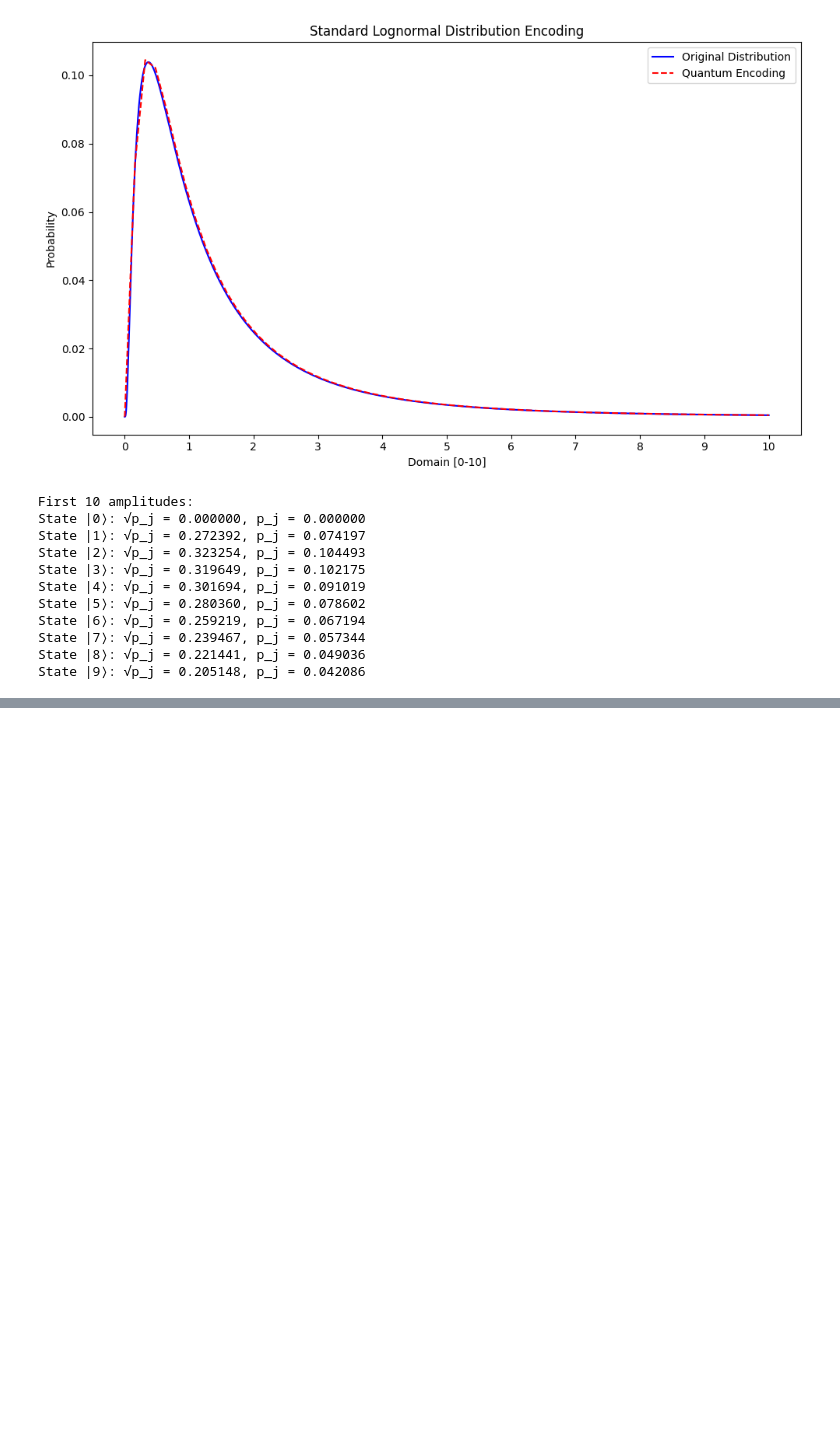
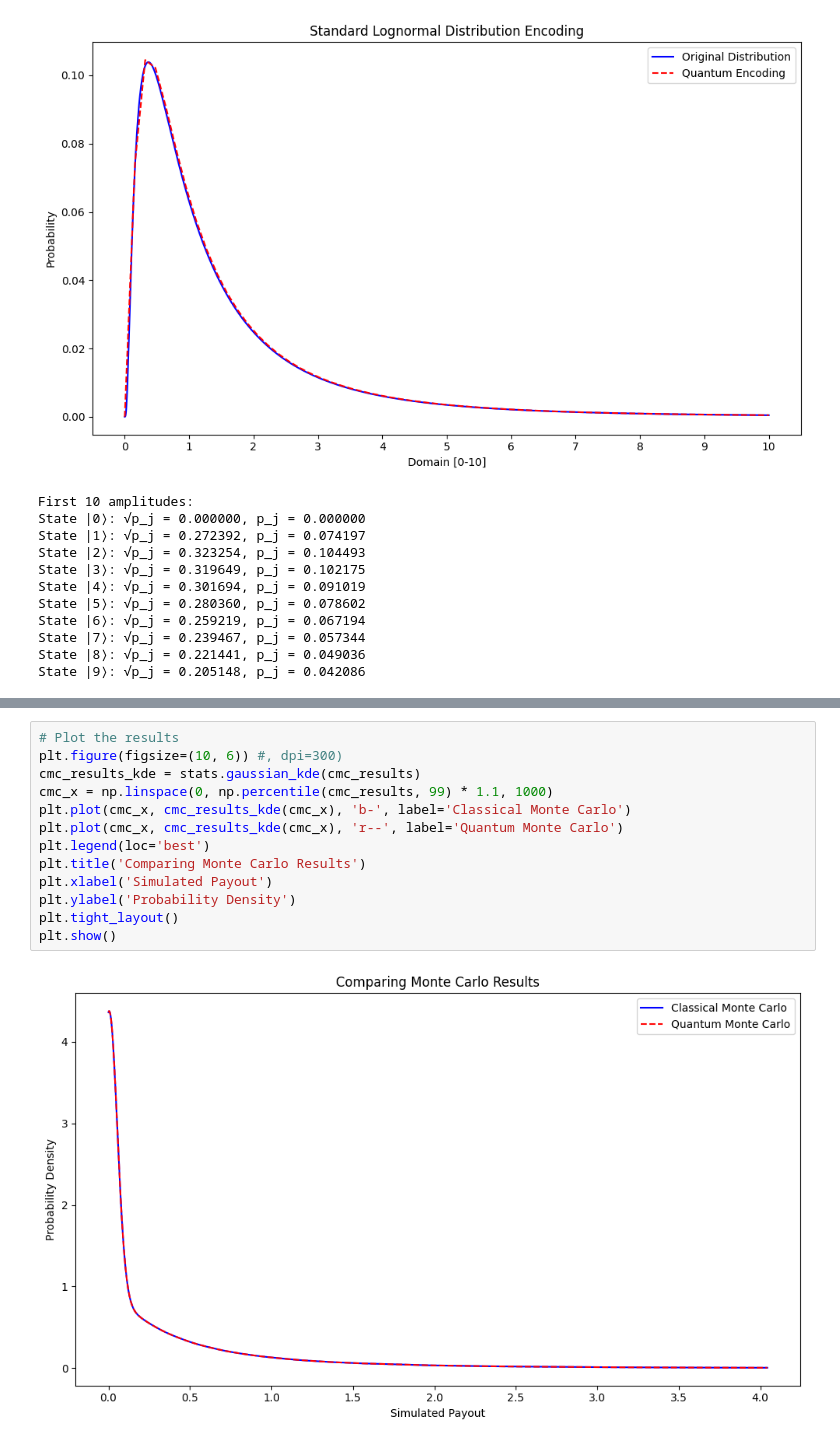
Before and after one commit to AlexFiliakov/knowledge-pricing, a Jupyter notebook: 4.b. Quantum Excess Evaluation Algorithm.ipynb, the cells around one changed output, grey strips where cells are left out. Cells and saved outputs as stored; diff of their text form; blank space fills up the shorter version.

```diff
--- a/4.b. Quantum Excess Evaluation Algorithm.ipynb
+++ b/4.b. Quantum Excess Evaluation Algorithm.ipynb
@@ -159,0 +179,15 @@ State |9⟩: √p_j = 0.205148, p_j = 0.042086
+# %%
+# Plot the results
+plt.figure(figsize=(10, 6)) #, dpi=300)
+cmc_results_kde = stats.gaussian_kde(cmc_results)
+cmc_x = np.linspace(0, np.percentile(cmc_results, 99) * 1.1, 1000)
+plt.plot(cmc_x, cmc_results_kde(cmc_x), 'b-', label='Classical Monte Carlo')
+plt.plot(cmc_x, cmc_results_kde(cmc_x), 'r--', label='Quantum Monte Carlo')
+plt.legend(loc='best')
+plt.title('Comparing Monte Carlo Results')
+plt.xlabel('Simulated Payout')
+plt.ylabel('Probability Density')
+plt.tight_layout()
+plt.show()
+# %% [output]
+[figure, added]
```
Also changed, not shown: parts of 2 cells of this notebook.
